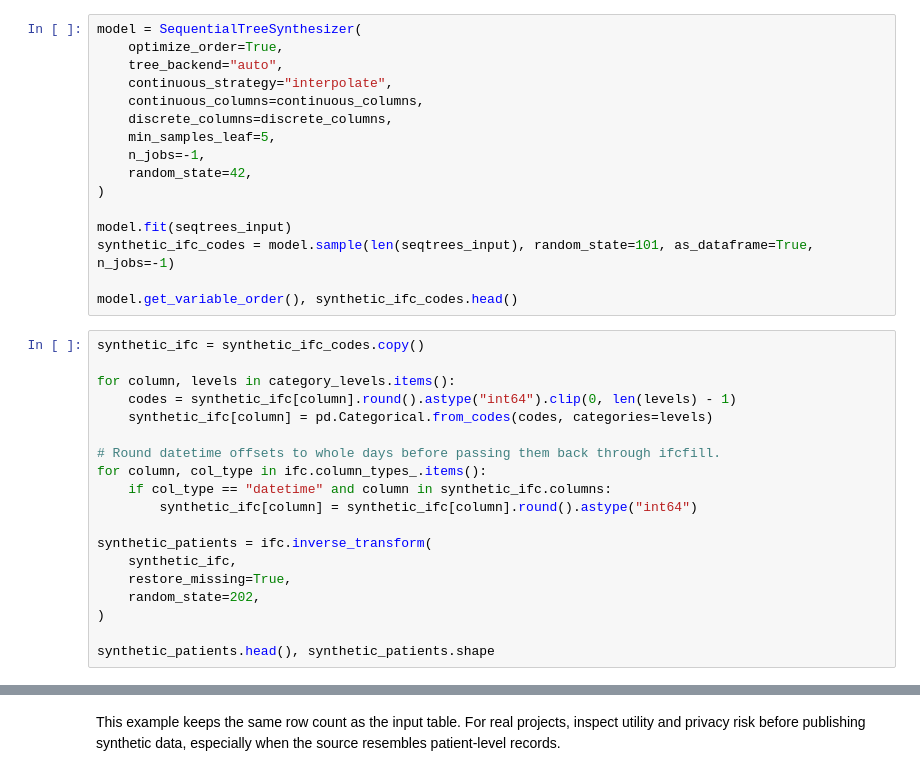
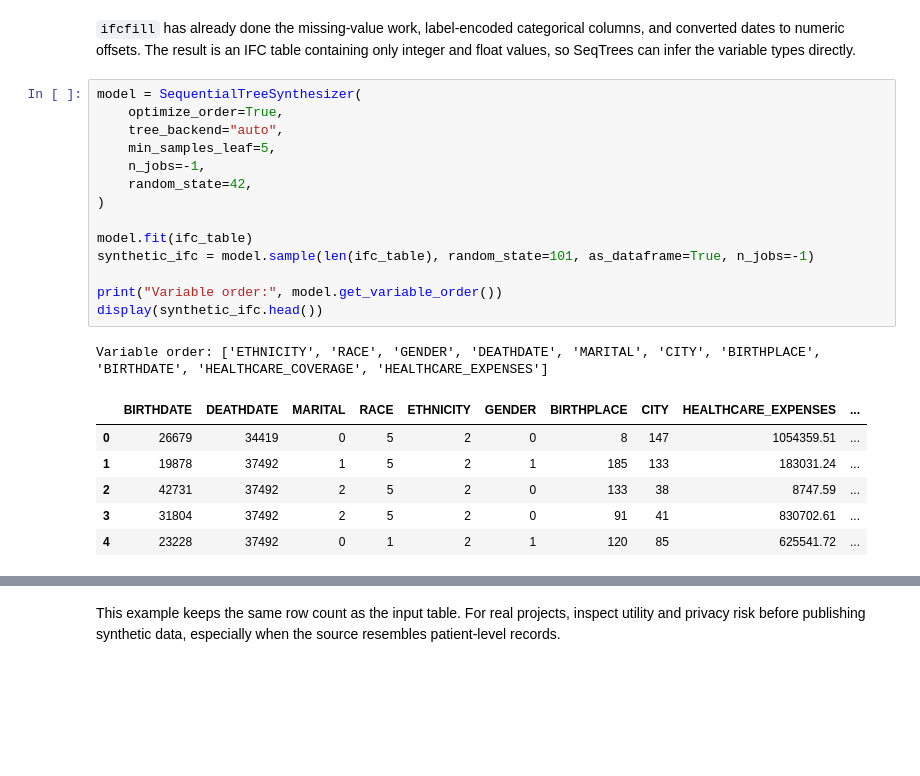
Before and after one commit to EulerLettersAI/seqtrees, a Jupyter notebook: examples/medical_ifcfill_seqtrees.ipynb, the cells around one changed output, grey strips where cells are left out. Drawn from its saved outputs; the diff is of its cells as text; blank space fills up the shorter version.

```diff
--- a/examples/medical_ifcfill_seqtrees.ipynb
+++ b/examples/medical_ifcfill_seqtrees.ipynb
@@ -130,35 +168,24 @@ continuous_columns, discrete_columns, seqtrees_input.head()
+# %% [markdown]
+`ifcfill` has already done the missing-value work, label-encoded categorical columns, and converted dates to numeric offsets. The result is an IFC table containing only integer and float values, so SeqTrees can infer the variable types directly.
 # %%
 model = SequentialTreeSynthesizer(
     optimize_order=True,
     tree_backend="auto",
-    continuous_strategy="interpolate",
-    continuous_columns=continuous_columns,
-    discrete_columns=discrete_columns,
     min_samples_leaf=5,
     n_jobs=-1,
     random_state=42,
 )
 
-model.fit(seqtrees_input)
-synthetic_ifc_codes = model.sample(len(seqtrees_input), random_state=101, as_dataframe=True, n_jobs=-1)
+model.fit(ifc_table)
+synthetic_ifc = model.sample(len(ifc_table), random_state=101, as_dataframe=True, n_jobs=-1)
 
-model.get_variable_order(), synthetic_ifc_codes.head()
+print("Variable order:", model.get_variable_order())
+display(synthetic_ifc.head())
+# %% [output]
+Variable order: ['ETHNICITY', 'RACE', 'GENDER', 'DEATHDATE', 'MARITAL', 'CITY', 'BIRTHPLACE', 'BIRTHDATE', 'HEALTHCARE_COVERAGE', 'HEALTHCARE_EXPENSES']
+|  | BIRTHDATE | DEATHDATE | MARITAL | RACE | ETHNICITY | GENDER | BIRTHPLACE | CITY | HEALTHCARE_EXPENSES | ... |
+| 0 | 26679 | 34419 | 0 | 5 | 2 | 0 | 8 | 147 | 1054359.51 | ... |
+| 1 | 19878 | 37492 | 1 | 5 | 2 | 1 | 185 | 133 | 183031.24 | ... |
+| 2 | 42731 | 37492 | 2 | 5 | 2 | 0 | 133 | 38 | 8747.59 | ... |
+| 3 | 31804 | 37492 | 2 | 5 | 2 | 0 | 91 | 41 | 830702.61 | ... |
+| 4 | 23228 | 37492 | 0 | 1 | 2 | 1 | 120 | 85 | 625541.72 | ... |
-# %%
-synthetic_ifc = synthetic_ifc_codes.copy()
-
-for column, levels in category_levels.items():
-    codes = synthetic_ifc[column].round().astype("int64").clip(0, len(levels) - 1)
-    synthetic_ifc[column] = pd.Categorical.from_codes(codes, categories=levels)
-
-# Round datetime offsets to whole days before passing them back through ifcfill.
-for column, col_type in ifc.column_types_.items():
-    if col_type == "datetime" and column in synthetic_ifc.columns:
-        synthetic_ifc[column] = synthetic_ifc[column].round().astype("int64")
-
-synthetic_patients = ifc.inverse_transform(
-    synthetic_ifc,
-    restore_missing=True,
-    random_state=202,
-)
-
-synthetic_patients.head(), synthetic_patients.shape
```
Also changed, not shown: parts of 12 cells of this notebook, 2 other files.
